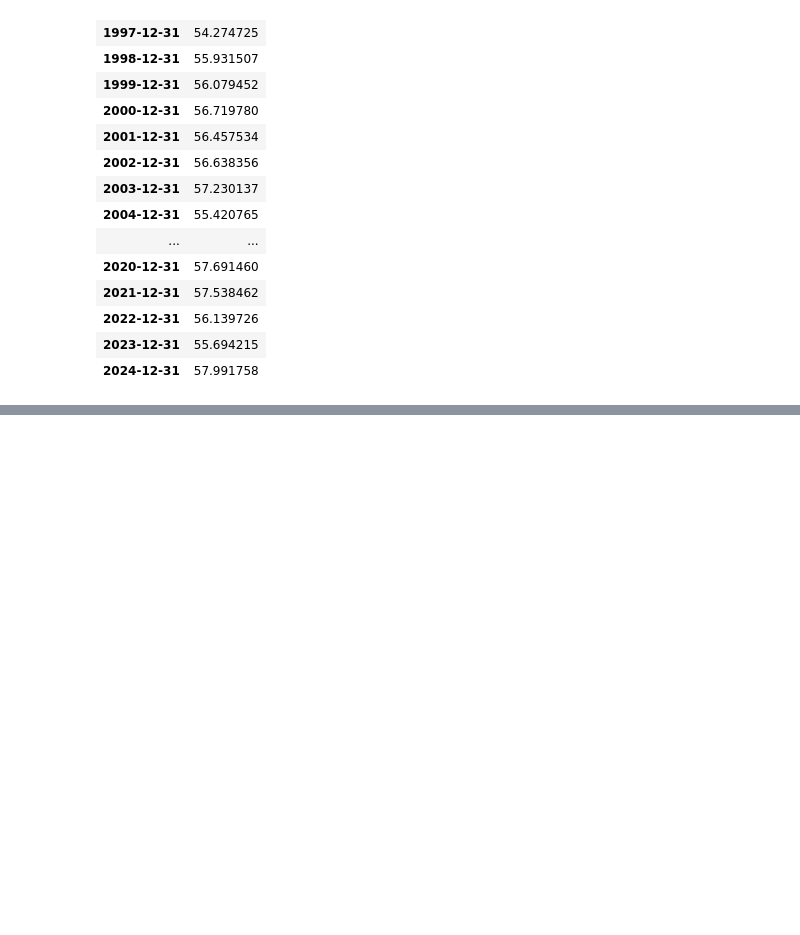
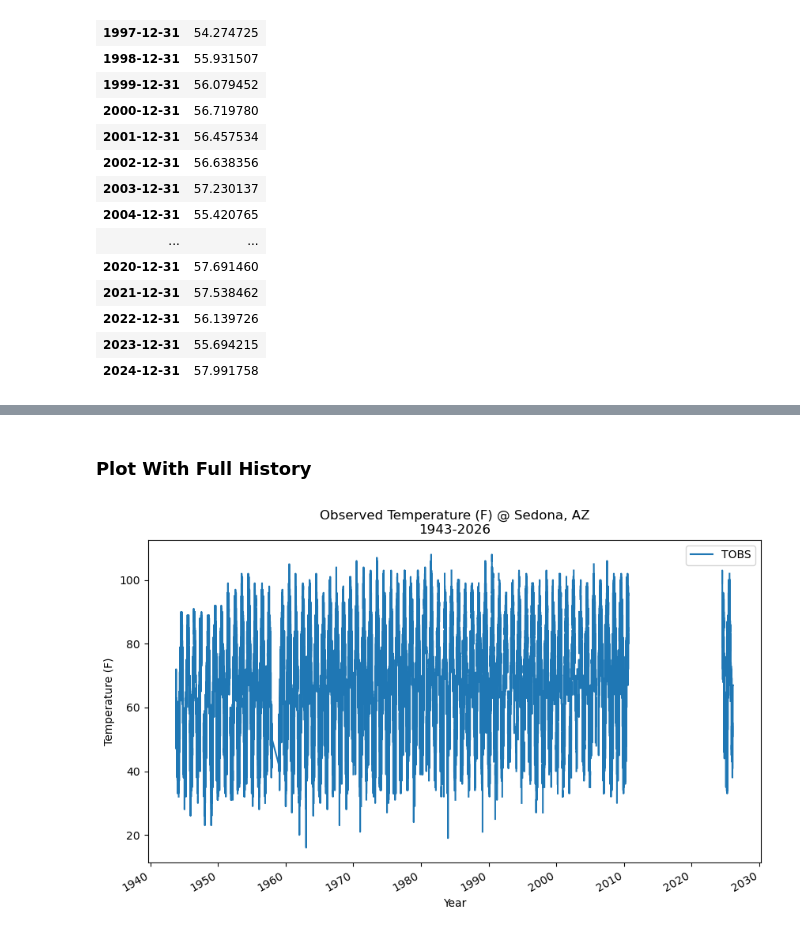
Before and after one commit to cu-esiil-edu/01-climate-crhawley, a Jupyter notebook: notebooks/climate_data_analysis_20Jul2026.ipynb, the cells around one changed output, grey strips where cells are left out. Saved outputs shown, nothing was run; the diff lists cells and outputs as text; code cells hidden in the pictures; blank space fills up the shorter version.

Commit message:
added sedona annual plot

```diff
--- a/notebooks/climate_data_analysis_20Jul2026.ipynb
+++ b/notebooks/climate_data_analysis_20Jul2026.ipynb
@@ -144,0 +153,10 @@ hv.save(boulder_30yr_plot, 'boulder_plot.html')
+# %%
+# Create an API call to the NOAA NCEI database
+ncei_url_sedona = ('https://www.ncei.noaa.gov/access/services/data/v1' #go to this website
+           '?dataset=daily-summaries'   #get the daily summaries
+           '&dataTypes=TOBS'   #get the data type for Total obs
+           '&stations=USC00027708'  #use the station code for that station in Boulder, can change this as needed (and dates below)
+           '&startDate=1943-10-20'  #specify the start and end dates
+           '&endDate=2026-02-09'
+           '&units=standard') #use standard units
+ncei_url_sedona
@@ -144,0 +167,11 @@ hv.save(boulder_30yr_plot, 'boulder_plot.html')
+# %%
+# now create a dataframe
+# Open and clean the data
+sedona_df = pd.read_csv(  #use pandas to read a csv file, use the data from the ncei_url
+    ncei_url_sedona,
+    na_values=["-99"],  #make any "-99"s into NAs
+    index_col="DATE", #index on the date
+    parse_dates=["DATE"]  #make columns based on the date
+)
+sedona_df
+   #46990 rows, TObs is temp in F
@@ -144,0 +195,6 @@ hv.save(boulder_30yr_plot, 'boulder_plot.html')
+# %%
+#Clean data
+#take out the Station Column
+sedona_df = sedona_df[["TOBS"]]
+sedona_df.head()
+sedona_df.tail()
@@ -144,0 +209,16 @@ hv.save(boulder_30yr_plot, 'boulder_plot.html')
+# %% [markdown]
+### Plot With Full History
+# %%
+#plot
+# Plot data with matplotlib
+fig, ax = plt.subplots(figsize=(10,6))
+sedona_df.plot(y='TOBS',
+                 ax=ax,
+                 ylabel='Temperature (F)',
+                 xlabel='Year',
+                 title='Observed Temperature (F) @ Sedona, AZ\n1943-2026')
+plt.show()
+
+  #very busy
+# %% [output]
+[figure, added]
```
Also changed, not shown: parts of 13 cells of this notebook, 1 other file.
